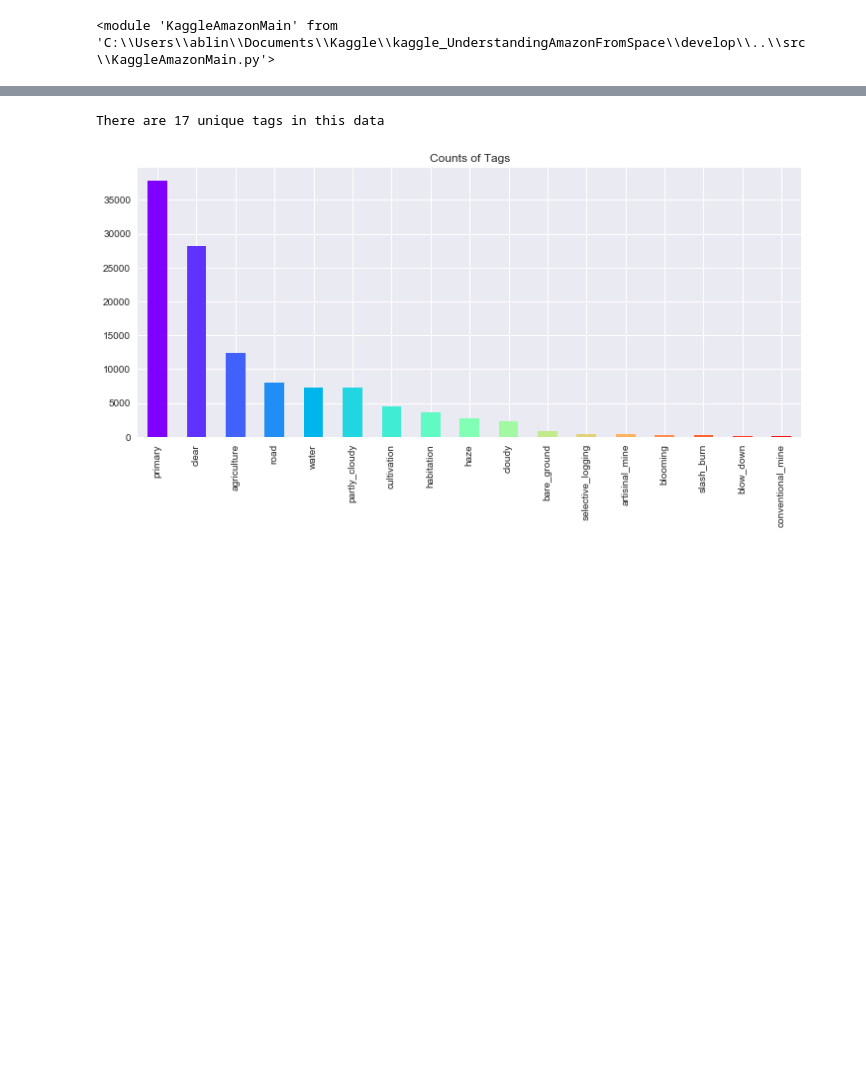
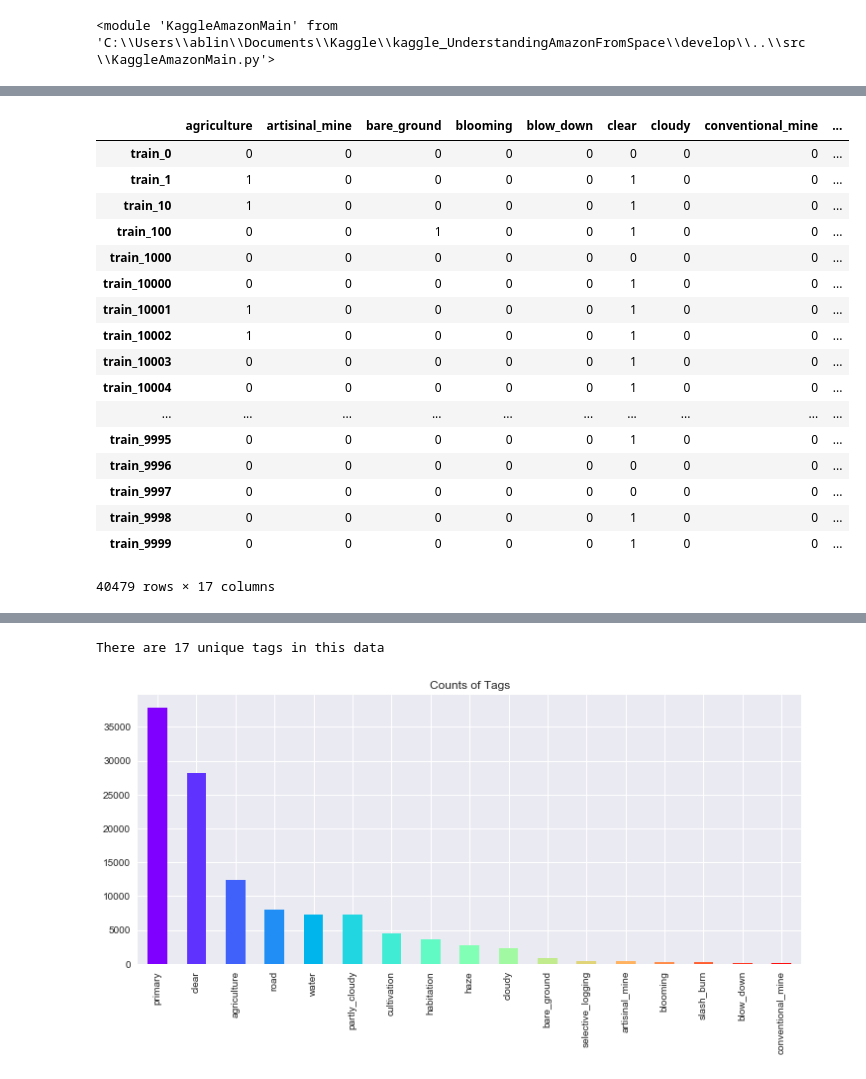
Before and after one commit to alineberry/kaggle_UnderstandingAmazonFromSpace, a Jupyter notebook: develop/adam-lab-notebook.ipynb, the cells around one changed output, grey strips where cells are left out. Drawn from its saved outputs; the diff is of its cells as text; code cells hidden in the pictures; blank space fills up the shorter version.

```diff
--- a/develop/adam-lab-notebook.ipynb
+++ b/develop/adam-lab-notebook.ipynb
@@ -48,0 +77,21 @@ tagged_df.head()
+# %%
+y_train
+# %% [output]
+|  | agriculture | artisinal_mine | bare_ground | blooming | blow_down | clear | cloudy | conventional_mine | ... |
+| train_0 | 0 | 0 | 0 | 0 | 0 | 0 | 0 | 0 | ... |
+| train_1 | 1 | 0 | 0 | 0 | 0 | 1 | 0 | 0 | ... |
+| train_10 | 1 | 0 | 0 | 0 | 0 | 1 | 0 | 0 | ... |
+| train_100 | 0 | 0 | 1 | 0 | 0 | 1 | 0 | 0 | ... |
+| train_1000 | 0 | 0 | 0 | 0 | 0 | 0 | 0 | 0 | ... |
+| train_10000 | 0 | 0 | 0 | 0 | 0 | 1 | 0 | 0 | ... |
+| train_10001 | 1 | 0 | 0 | 0 | 0 | 1 | 0 | 0 | ... |
+| train_10002 | 1 | 0 | 0 | 0 | 0 | 1 | 0 | 0 | ... |
+| train_10003 | 0 | 0 | 0 | 0 | 0 | 1 | 0 | 0 | ... |
+| train_10004 | 0 | 0 | 0 | 0 | 0 | 1 | 0 | 0 | ... |
+| ... | ... | ... | ... | ... | ... | ... | ... | ... | ... |
+| train_9995 | 0 | 0 | 0 | 0 | 0 | 1 | 0 | 0 | ... |
+| train_9996 | 0 | 0 | 0 | 0 | 0 | 0 | 0 | 0 | ... |
+| train_9997 | 0 | 0 | 0 | 0 | 0 | 0 | 0 | 0 | ... |
+| train_9998 | 0 | 0 | 0 | 0 | 0 | 1 | 0 | 0 | ... |
+| train_9999 | 0 | 0 | 0 | 0 | 0 | 1 | 0 | 0 | ... |
+40479 rows × 17 columns
```
Also changed, not shown: parts of 40 cells of this notebook, 3 other files.
